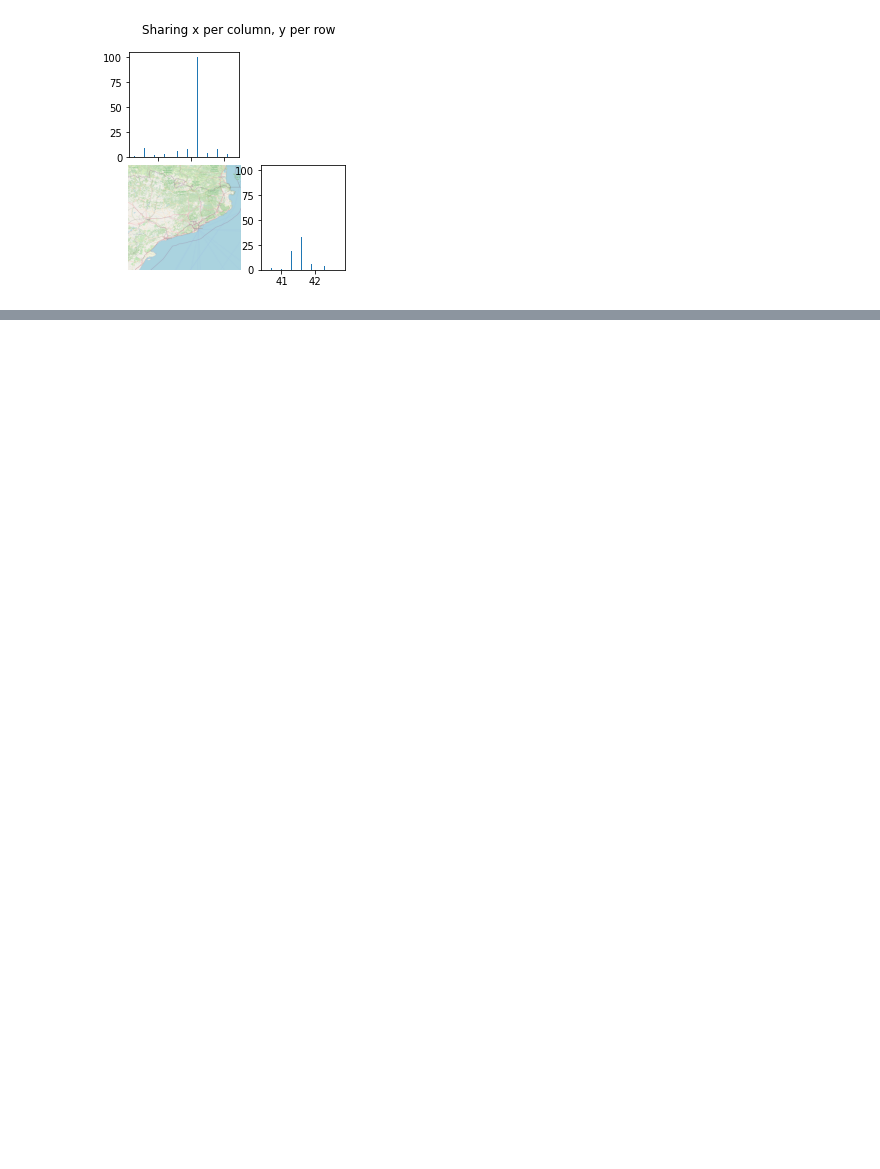
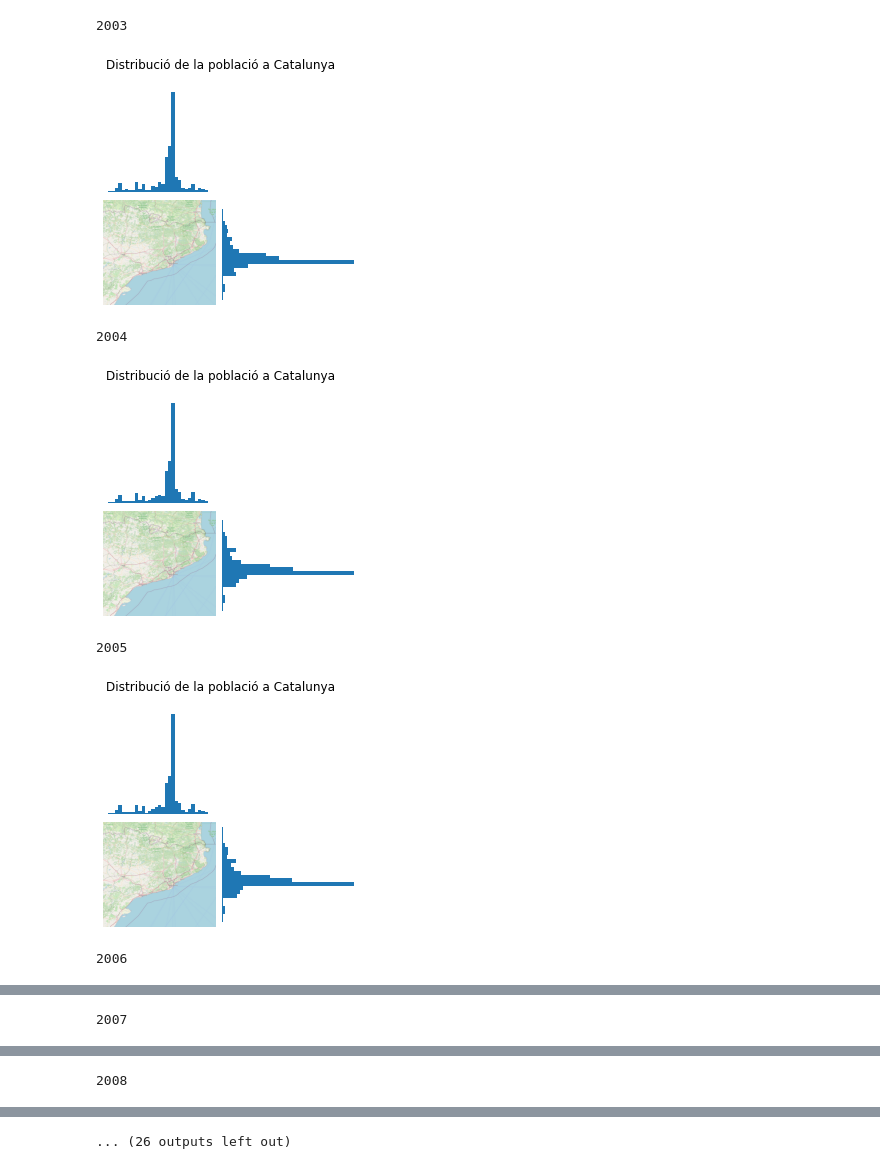
Before and after one commit to adriahf/cat-population-map, a Jupyter notebook: main.ipynb, the cells around one changed output, grey strips where cells are left out. Drawn from its saved outputs; the diff is of its cells as text; code cells hidden in the pictures; blank space fills up the shorter version.

```diff
--- a/main.ipynb
+++ b/main.ipynb
@@ -33,23 +25,33 @@ print(longitud_poblacio.index.values)
 # load img
 img = plt.imread('img/map_catalonia.png')
 # %%
-fig = plt.figure()
+for any in range(2003, 2022):
+    print(any)
+    valors_latitud, poblacio_latitud, valors_longitud, poblacio_longitud = get_dades_poblacio(any)
+    fig = plt.figure()
 
-gs = fig.add_gridspec(2, 2, hspace=0.08, wspace=-0.45)
-(ax1, ax2), (ax3, ax4) = gs.subplots()
-fig.suptitle('Sharing x per column, y per row')
-ax1.bar(longitud_poblacio.index.values, longitud_poblacio_percentatge.values, width=0.01)
-ax2.plot(1, 42)
-# plot image
-ax3.imshow(img, extent=[0, 3.5, 40.3, 43])
-ax4.bar(latitud_poblacio.index.values, latitud_poblacio_percentatge.values, width=0.01)
-ax1.set_aspect(0.03)
-#ax1.axis('off')
-ax2.set_aspect(1.2)
-ax2.axis('off')
-ax3.set_aspect(1.2)
-ax3.axis('off')
-ax4.set_aspect(0.03)
-#ax4.axis('off')
+    gs = fig.add_gridspec(2, 2, hspace=0.08, wspace=-0.35)
+    (ax1, ax2), (ax3, ax4) = gs.subplots()
+    fig.suptitle('Distribució de la població a Catalunya')
+    ax1.bar(valors_longitud, poblacio_longitud, width=0.1)
+    ax2.plot(1, 42)
+    # plot image
+    ax3.imshow(img, extent=[0, 3.5, 40.3, 43])
+    ax4.barh(valors_latitud, poblacio_latitud, height=0.1)
+    ax1.set_aspect(0.03)
+    ax1.axis('off')
+    ax2.set_aspect(1.2)
+    ax2.axis('off')
+    ax3.set_aspect(1.2)
+    ax3.axis('off')
+    ax4.set_aspect(30)
+    ax4.axis('off')
+    plt.show()
 # %% [output]
+2003
-[figure, old version]
+[figure, new version]
+2004
+[figure, added]
+2005
+[figure, added]
+2006
@@ -55,0 +59 @@ ax4.set_aspect(0.03)
+2007
@@ -55,0 +61 @@ ax4.set_aspect(0.03)
+2008
@@ -55,0 +63 @@ ax4.set_aspect(0.03)
+... (26 outputs left out)
```
Also changed, not shown: parts of 3 cells of this notebook.
